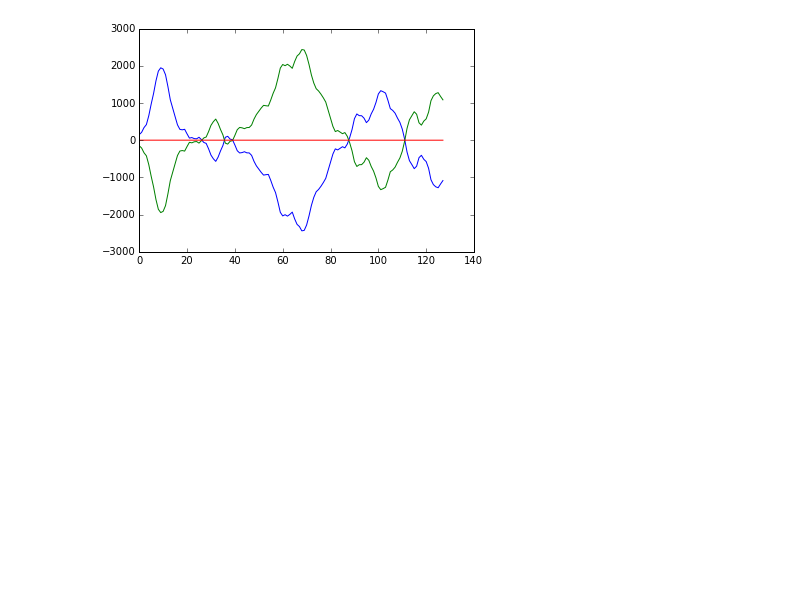
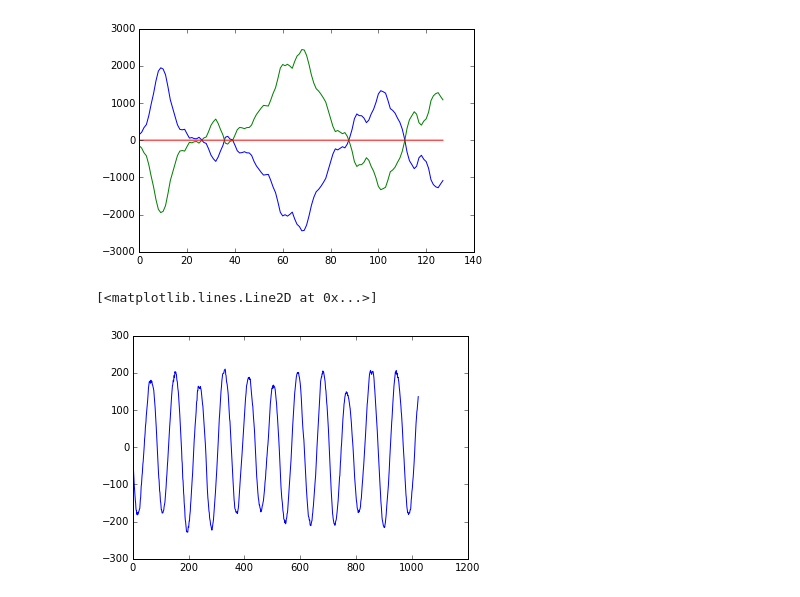
Before and after one commit to Aelphy/skoltech, a Jupyter notebook: numerical_linear_algebra/project/mic_read.ipynb, the cells around one changed output. Cells and saved outputs as stored; diff of their text form; code cells hidden in the pictures; blank space fills up the shorter version.

```diff
--- a/numerical_linear_algebra/project/mic_read.ipynb
+++ b/numerical_linear_algebra/project/mic_read.ipynb
@@ -7,7 +21,7 @@ from IPython import display
 
 %matplotlib inline
 
-CHUNK = 128
+CHUNK = 1024
 FORMAT = pa.paInt16
 CHANNELS = 1
 RATE = 44100
@@ -28,8 +42,10 @@ while True:
 #     fft_data = np.fft.fft(array_data)
 #     result = np.fft.ifft(fft_data * np.exp(-np.pi * 1j / 2))
 #     result = (np.absolute(result) * np.sign(np.imag(result))).astype(np.int16)
+#     coeff = build_coeff(array_data)
+#     result = -1 * coeff * array_data
+#     g.append(array_data)
     result = -1 * array_data
-#     g.append(array_data)
 
     stream.write(result.tobytes())
 
@@ -66,0 +80,5 @@ for ch in g:
+# %%
+plt.plot(array_data)
+# %% [output]
+[<matplotlib.lines.Line2D at 0x...>]
+[figure, added]
```
Also changed, not shown: parts of 3 cells of this notebook.
